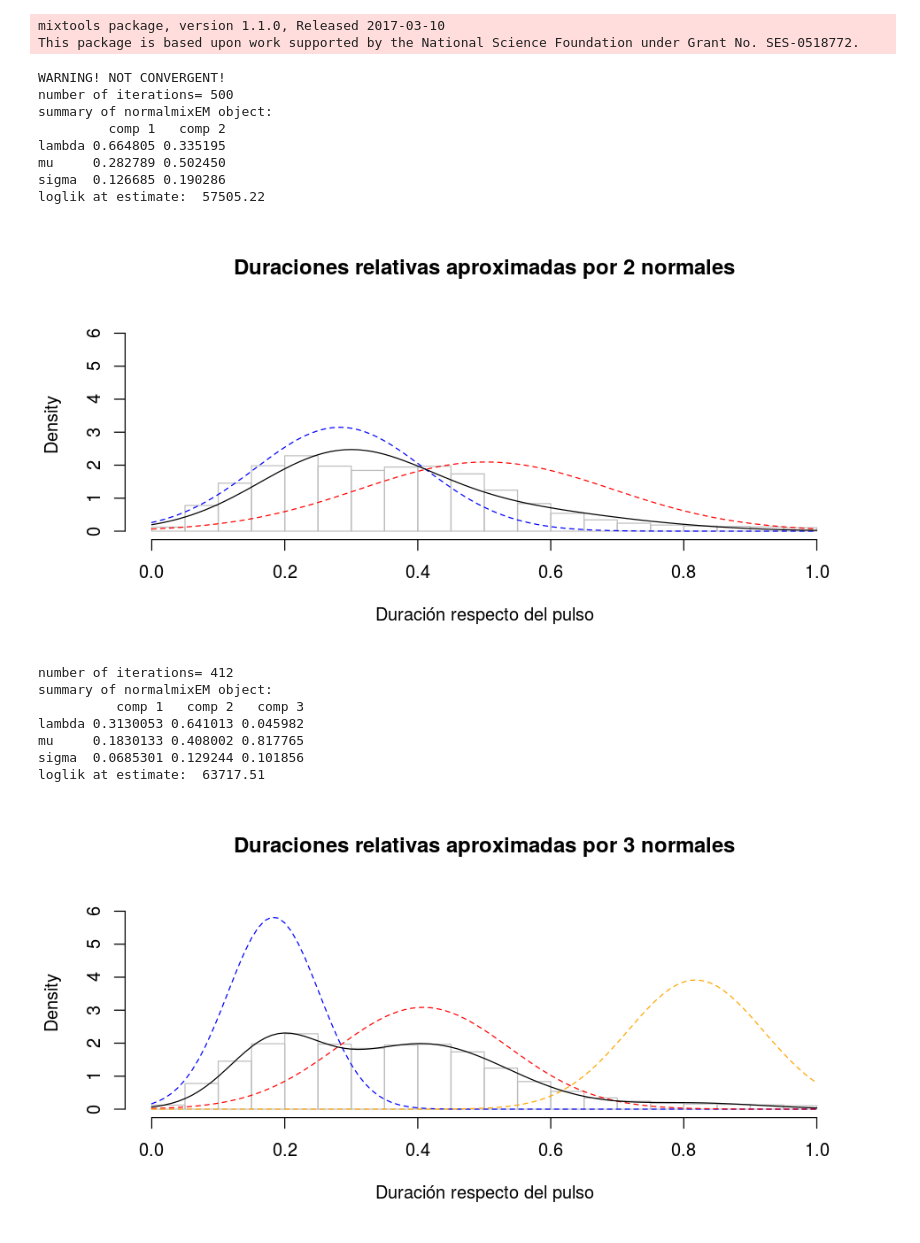
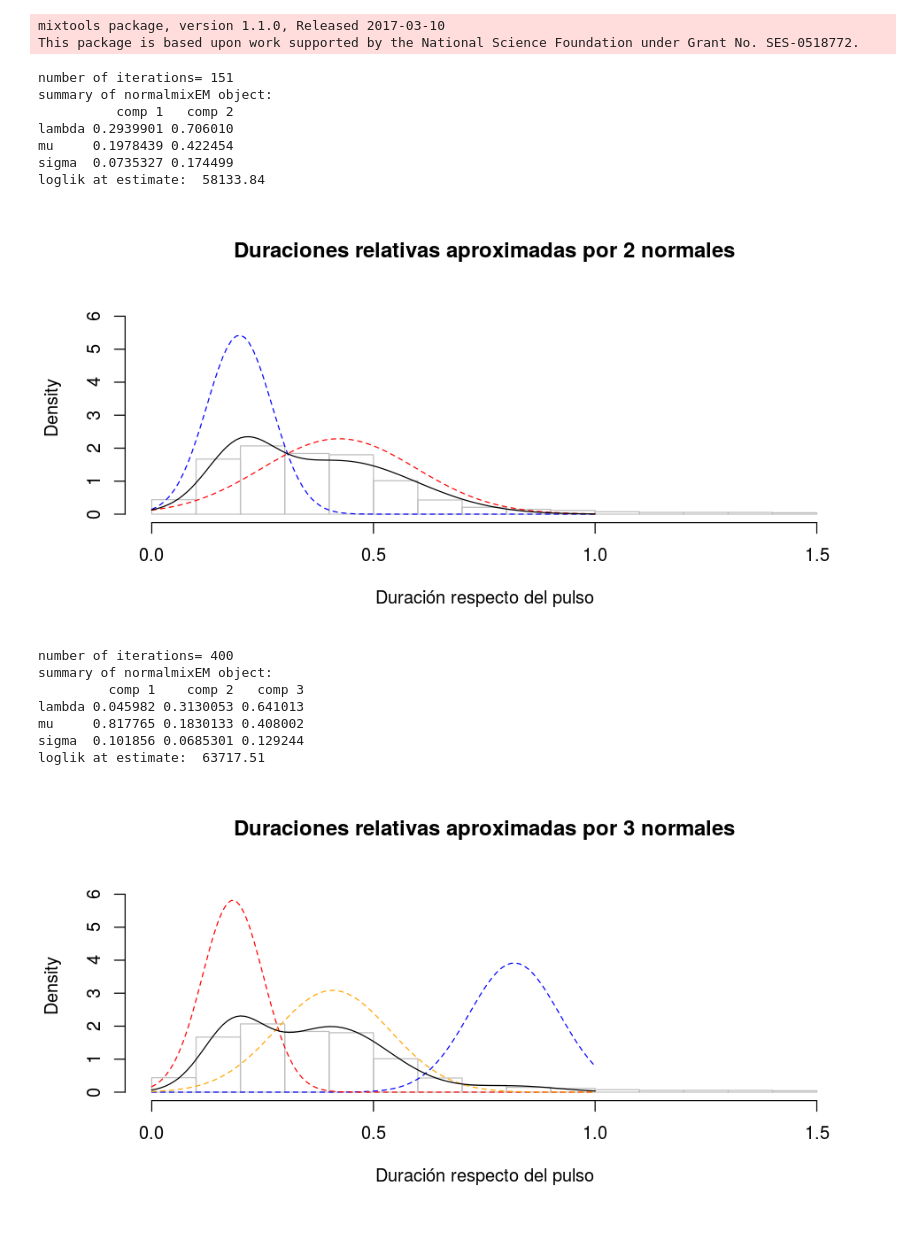
Before and after one commit to m2march/tp_final_r, a Jupyter notebook: tp_final/TP Final.ipynb, the cells around one changed output. Drawn from its saved outputs; the diff is of its cells as text; code cells hidden in the pictures.

```diff
--- a/tp_final/TP Final.ipynb
+++ b/tp_final/TP Final.ipynb
@@ -421,11 +421,13 @@ library(mixtools)
 mixtools package, version 1.1.0, Released 2017-03-10
 This package is based upon work supported by the National Science Foundation under Grant No. SES-0518772.
 # %%
-aprox.by.normals <- function(k) {
+aprox.by.normals <- function(k, plot=T, maxit=500) {
     colors = c('blue', 'red', 'orange', 'purple')
-    norm.approx <- normalmixEM(rel.durations[rel.durations <= 1], k=k, maxit=500)
+    norm.approx <- normalmixEM(rel.durations[rel.durations <= 1], k=k, maxit=maxit)
 
-    summary(norm.approx)
+    if (plot) {
+        summary(norm.approx)
+    }
 
     xs <- seq(0, 1, 0.01)
     dens = list()
@@ -433,14 +435,21 @@ aprox.by.normals <- function(k) {
         dens[[i]] <- dnorm(xs, mean=norm.approx$mu[i], sd=norm.approx$sigma[i])
     }
 
-    hist(rel.durations[rel.durations <= 1], ylim=c(0, max(dens1 + dens2)), freq=F,
-         main=sprintf('Duraciones relativas aproximadas por %d normales', k),
-         xlab='Duración respecto del pulso', border='grey')
+    if (plot) {
+        hist(rel.durations[rel.durations <= 1.5], ylim=c(0, max(dens1 + dens2)), freq=F,
+             main=sprintf('Duraciones relativas aproximadas por %d normales', k),
+             xlab='Duración respecto del pulso', border='grey')
+    }
 
     dens.total <- rep(0, length(xs))
     for (i in 1:k) {
         dens.total <- dens.total + dens[[i]] * norm.approx$lambda[i]
-        lines(xs, dens[[i]], col=colors[i], lty='dashed')
+        if (plot) {
+            lines(xs, dens[[i]], col=colors[i], lty='dashed')
+        }
     }
-    lines(xs, dens.total, col='black')
+    if (plot) {
+        lines(xs, dens.total, col='black')
+    }
+    return(norm.approx)
 }
@@ -447,24 +458,23 @@ aprox.by.normals <- function(k) {
 # %%
-aprox.by.normals(2)
+aprox.2 <- aprox.by.normals(2)
 # %% [output]
-WARNING! NOT CONVERGENT!
-number of iterations= 500
+number of iterations= 151
 summary of normalmixEM object:
-         comp 1   comp 2
-lambda 0.664805 0.335195
-mu     0.282789 0.502450
-sigma  0.126685 0.190286
-loglik at estimate:  57505.22
+          comp 1   comp 2
+lambda 0.2939901 0.706010
+mu     0.1978439 0.422454
+sigma  0.0735327 0.174499
+loglik at estimate:  58133.84
-[figure, old version]
+[figure, new version]
 # %%
-aprox.by.normals(3)
+aprox.3 <- aprox.by.normals(3)
 # %% [output]
-number of iterations= 412
+number of iterations= 400
 summary of normalmixEM object:
-          comp 1   comp 2   comp 3
-lambda 0.3130053 0.641013 0.045982
-mu     0.1830133 0.408002 0.817765
-sigma  0.0685301 0.129244 0.101856
+         comp 1    comp 2   comp 3
+lambda 0.045982 0.3130053 0.641013
+mu     0.817765 0.1830133 0.408002
+sigma  0.101856 0.0685301 0.129244
 loglik at estimate:  63717.51
-[figure, old version]
+[figure, new version]
 # %%
```
Also changed, not shown: parts of 7 cells of this notebook.
